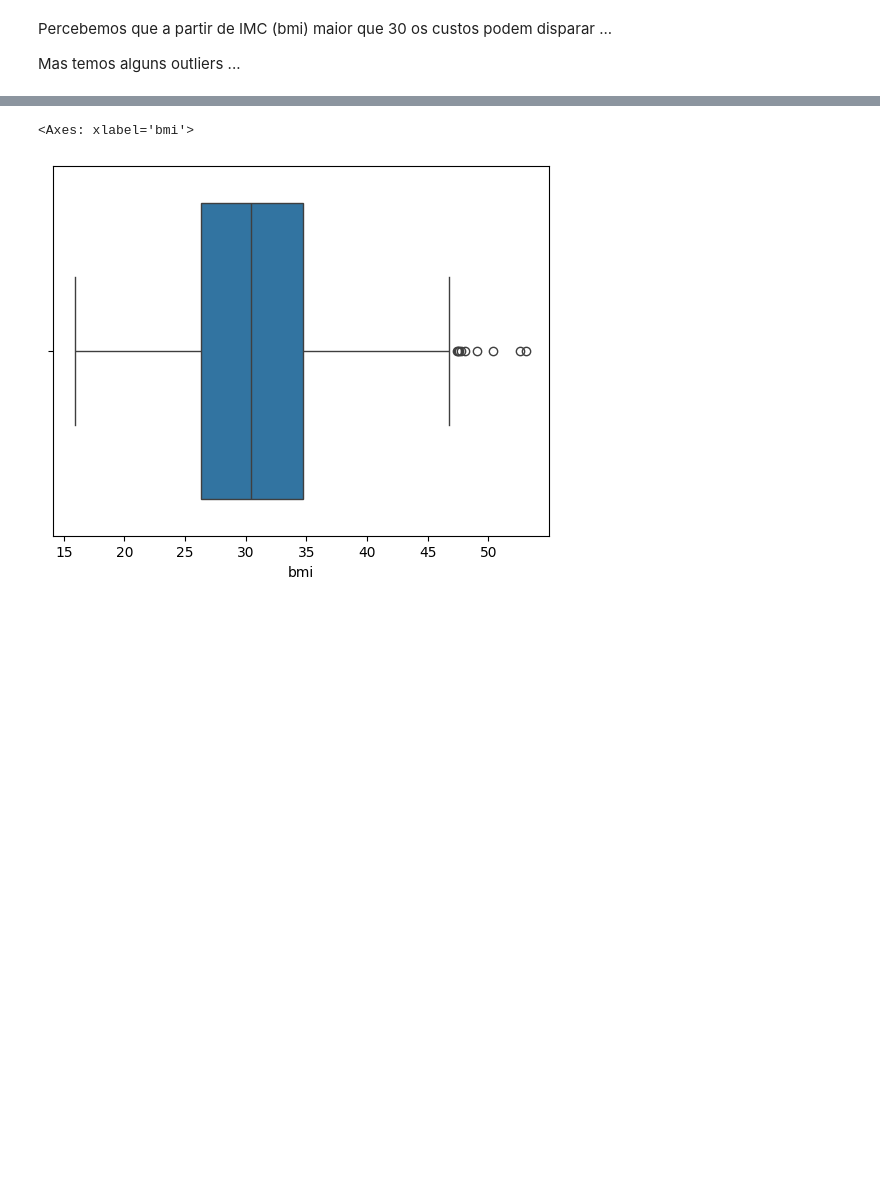
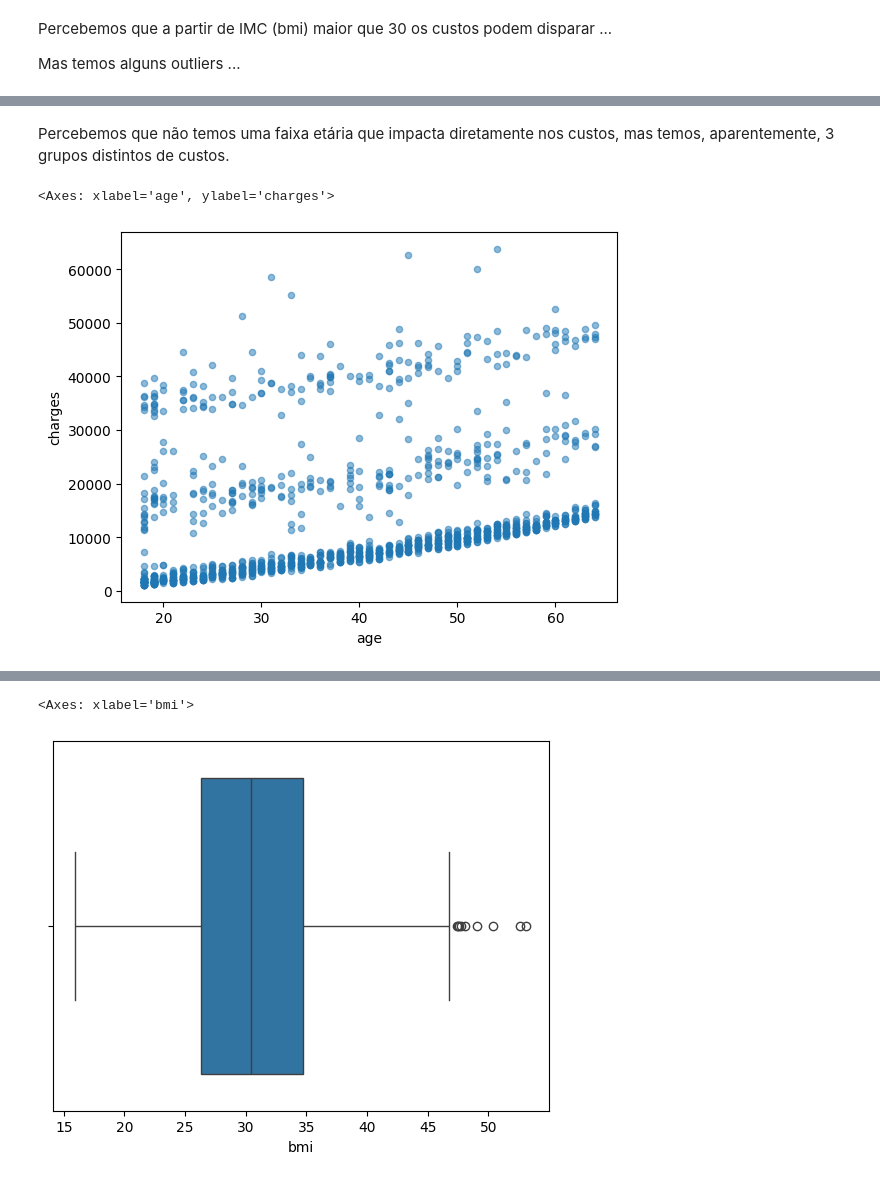
Before and after one commit to McgregoryPinto/POS-FIAP, a Jupyter notebook: tech_chalange.ipynb, the cells around one changed output, grey strips where cells are left out. Drawn from its saved outputs; the diff is of its cells as text; code cells hidden in the pictures; blank space fills up the shorter version.

```diff
--- a/tech_chalange.ipynb
+++ b/tech_chalange.ipynb
@@ -188,0 +238,7 @@ Mas temos alguns outliers ...
+# %% [markdown]
+Percebemos que não temos uma faixa etária que impacta diretamente nos custos, mas temos, aparentemente, 3 grupos distintos de custos.
+# %%
+dados_num.plot(kind='scatter', x = 'age', y = 'charges', alpha = 0.5)
+# %% [output]
+<Axes: xlabel='age', ylabel='charges'>
+[figure, added]
```
Also changed, not shown: parts of 36 cells of this notebook.
